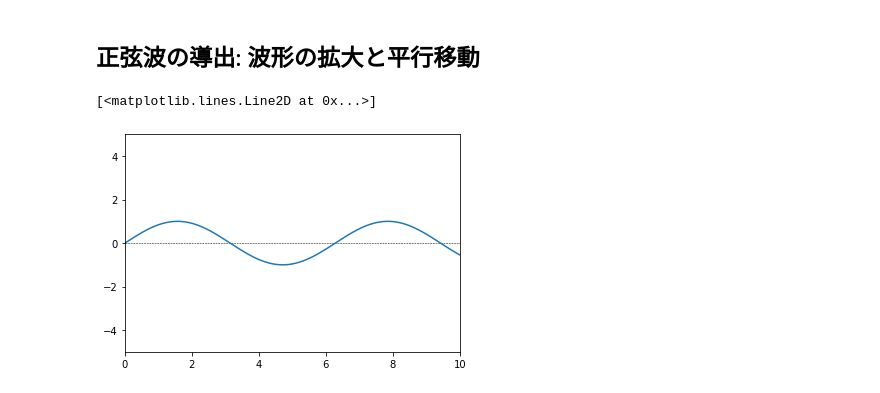
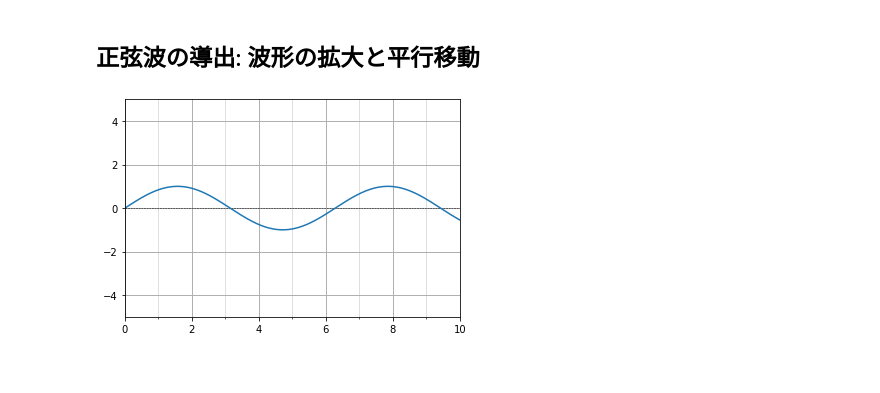
Before and after one commit to miokobayashii/AppliedPhysics1, a Jupyter notebook: 2230_正弦波_応用物理1.ipynb, the cells around one changed output. Drawn from its saved outputs; the diff is of its cells as text; code cells hidden in the pictures.

```diff
--- a/2230_正弦波_応用物理1.ipynb
+++ b/2230_正弦波_応用物理1.ipynb
@@ -66,18 +73,22 @@ y &= A \sin \left\{ 2\pi\left(f t - \dfrac{x}{\lambda}\right)+ \alpha\right\}&\\
 # %%
 #@title y=sin(x);  y=sin(x+2π)=sin(x)
 %matplotlib inline
 import matplotlib as mpl
 import matplotlib.pyplot as plt
+import matplotlib.ticker as tick # 目盛り操作に必要なライブラリを読み込みます
 import numpy as np
 
 x = np.linspace(0, 10, 1000)
 
 fig = plt.figure()
 plt.xlim(0, 10)
 plt.ylim(-5,+5)
 plt.axhline(y=0, color='k',linestyle='dashed', linewidth=0.5)
 plt.plot(x, np.sin(x), '-')
+
+plt.grid(b=None, which='major', axis='both',linewidth = 1)
+plt.gca().xaxis.set_minor_locator(tick.MultipleLocator(1))
+plt.grid(which='minor', alpha=0.5)
 # %% [output]
-[<matplotlib.lines.Line2D at 0x...>]
-[figure, old version]
+[figure, new version]
 # %%
```
Also changed, not shown: parts of 11 cells of this notebook.
